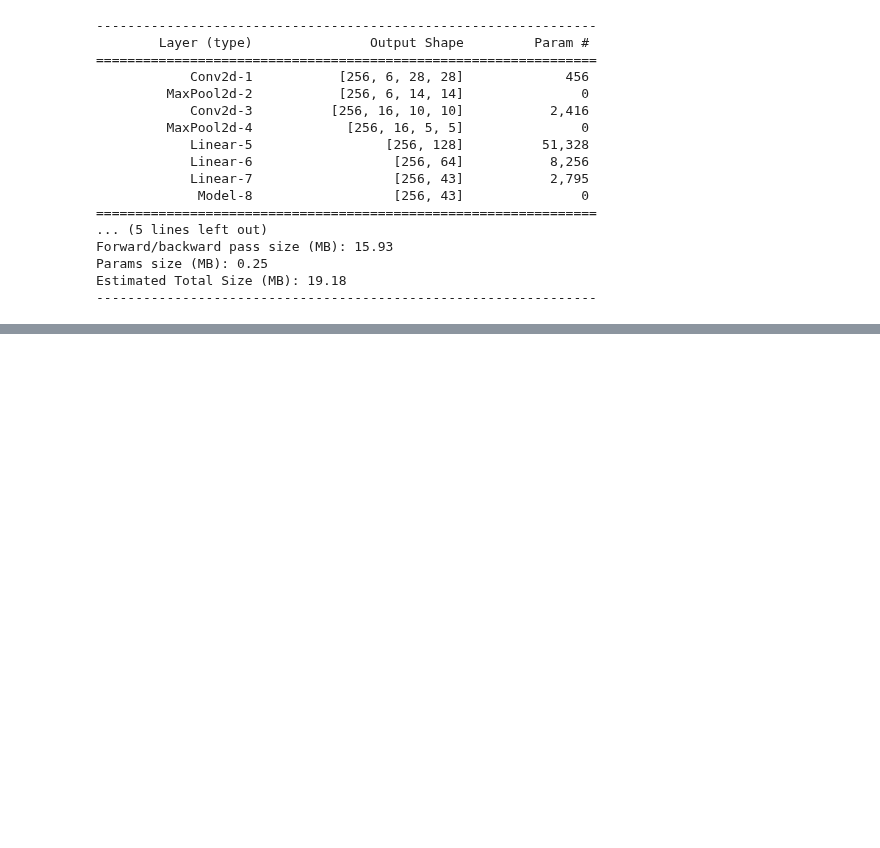
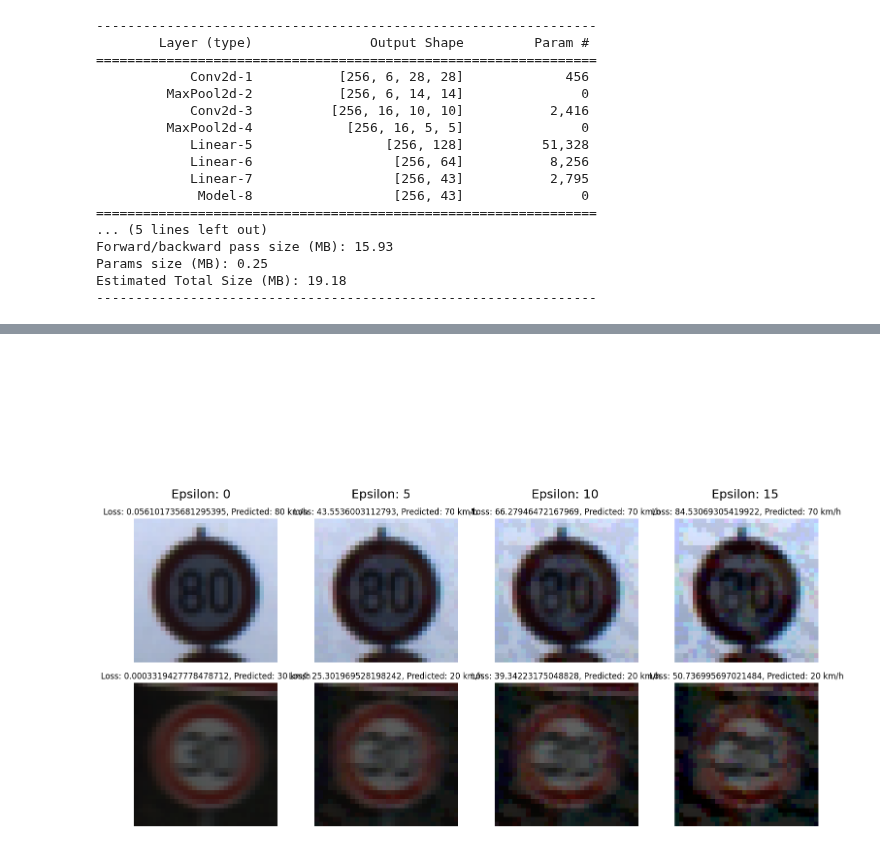
Before and after one commit to ro-jo-mo/Dissertation-Verifying-NN, a Jupyter notebook: pytorch.ipynb, the cells around one changed output, grey strips where cells are left out. Saved outputs shown, nothing was run; the diff lists cells and outputs as text; code cells hidden in the pictures; blank space fills up the shorter version.

```diff
--- a/pytorch.ipynb
+++ b/pytorch.ipynb
@@ -170,7 +171,7 @@ Params size (MB): 0.25
 Estimated Total Size (MB): 19.18
 ----------------------------------------------------------------
 # %%
-loss = torch.nn.CrossEntropyLoss().to(device)
+loss_func = torch.nn.CrossEntropyLoss().to(device)
 optimiser = torch.optim.Adam(model.parameters())#torch.optim.SGD(model.parameters(),lr=0.01, momentum=0.9)
 # %%
 
@@ -189,5 +190,5 @@ def train(model,loss_func,optimiser):
             total_loss += loss.item()
         print(f"Epoch {epoch+1}: Loss {total_loss / len(train_loader):.3f}")
 # %%
-train(model,loss,optimiser)
+train(model,loss_func,optimiser)
 # %% [output]
@@ -236,0 +272,40 @@ F1-score (macro): 0.9810
+# %%
+for img,lbl in test_loader:
+    img = img.to(device)
+    lbl = lbl.to(device)
+
+    """og_pred = model(img)
+    adv_pred = model(adv)
+    og_loss = loss_func()"""
+    #print(f"Set: {epsilon}\nActual: {torch.max(denormalise(img)-denormalise(adv))}")
+
+    rows = 3
+    columns = 4
+
+    plt.figure(figsize=(15, 10))
+
+    for j in range(columns):
+        epsilon = j * 5
+        plt.subplot(rows, columns, j + 1)
+        plt.axis("off")
+        plt.text(0.3, 0, f"Epsilon: {epsilon}", fontsize=18)
+
+
+
+    for j in range(columns):
+        epsilon = j * 5 / 255
+        adv = pgd_attack(model,img,lbl,loss_func,50,epsilon,2)
+        for i in range(1,rows):
+            plt.subplot(rows, columns, i * columns + j + 1)
+            pred = model(adv[i].reshape(1,3,_N,_N))
+            loss = loss_func(pred,lbl[i].reshape(1)).data
+            pred_class = LABELS[torch.argmax(pred)]
+            plt.imshow(to_image(adv[i].cpu()))
+            plt.title(f"Loss: {loss}, Predicted: {pred_class}")
+            plt.axis("off")
+    plt.tight_layout()
+    plt.show()
+
+    break
+# %% [output]
+[figure, added]
```
Also changed, not shown: parts of 7 cells of this notebook, 1 other file.
